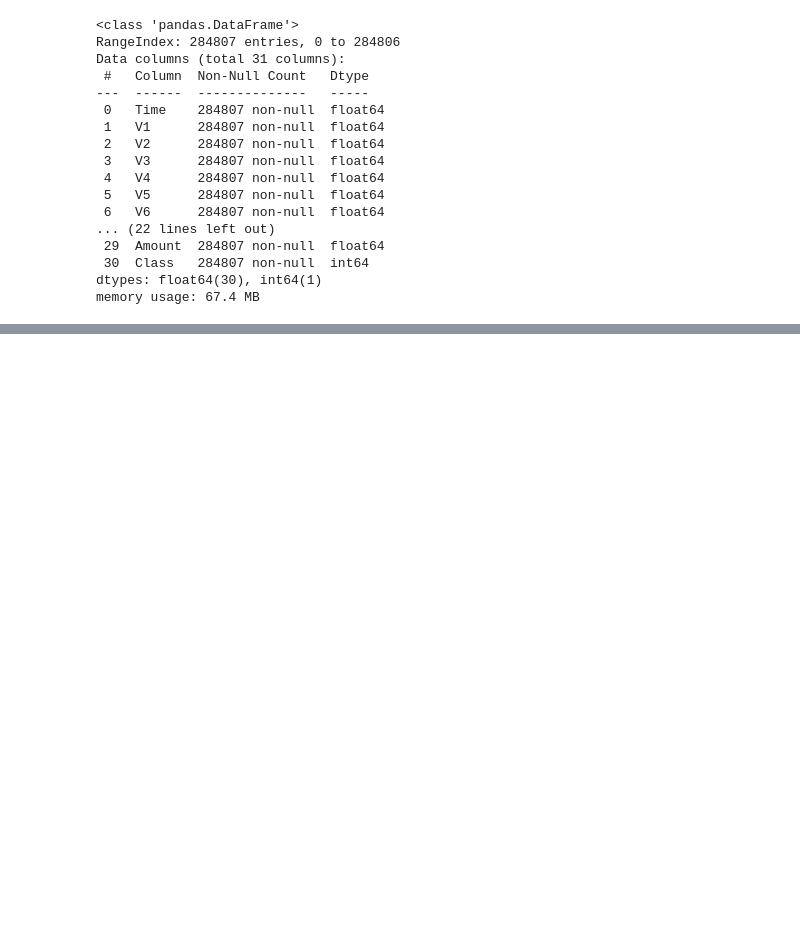
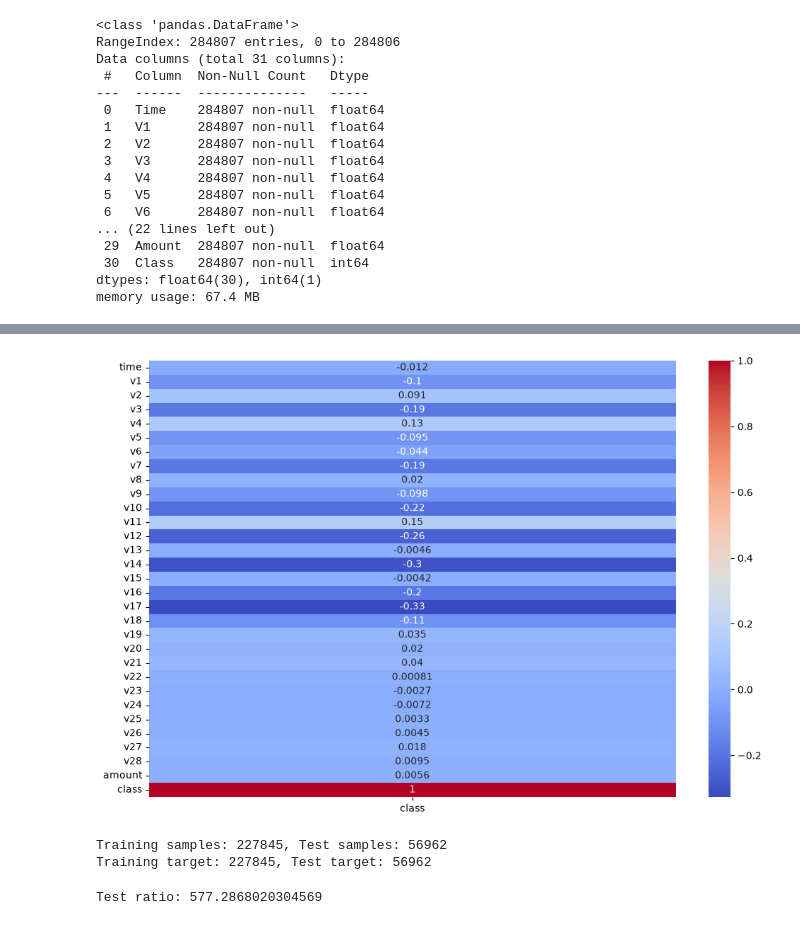
Before and after one commit to thetobihambolu/Fraud-Detection-system-, a Jupyter notebook: fraud_detection.ipynb, the cells around one changed output, grey strips where cells are left out. Cells and saved outputs as stored; diff of their text form; code cells hidden in the pictures; blank space fills up the shorter version.

Commit message:
Finished Model

```diff
--- a/fraud_detection.ipynb
+++ b/fraud_detection.ipynb
@@ -48,0 +47,31 @@ KeyError: 'columns'
+# %%
+plt.figure(figsize=(12, 8))
+sns.heatmap(df.corr()['class'].to_frame(), annot=True, cmap='coolwarm')
+plt.show()
+# %% [output]
+[figure, added]
+# %%
+X = df.drop('class', axis=1)
+y = df['class']
+
+from sklearn.model_selection import train_test_split
+
+X_train, X_test, y_train, y_test = train_test_split(
+    X,y, test_size = 0.2, random_state=42
+)
+
+
+print(f'Training samples: {len(X_train)}, Test samples: {len(X_test)}')
+print(f'Training target: {len(y_train)}, Test target: {len(y_test)}')
+# %% [output]
+Training samples: 227845, Test samples: 56962
+Training target: 227845, Test target: 56962
+# %%
+fraud_count = y_train.value_counts()[1]
+legit_count = y_train.value_counts()[0]
+
+test_ratio = legit_count / fraud_count
+
+print(f'Test ratio: {test_ratio}')
+# %% [output]
+Test ratio: 577.2868020304569
```
Also changed, not shown: parts of 5 cells of this notebook.
